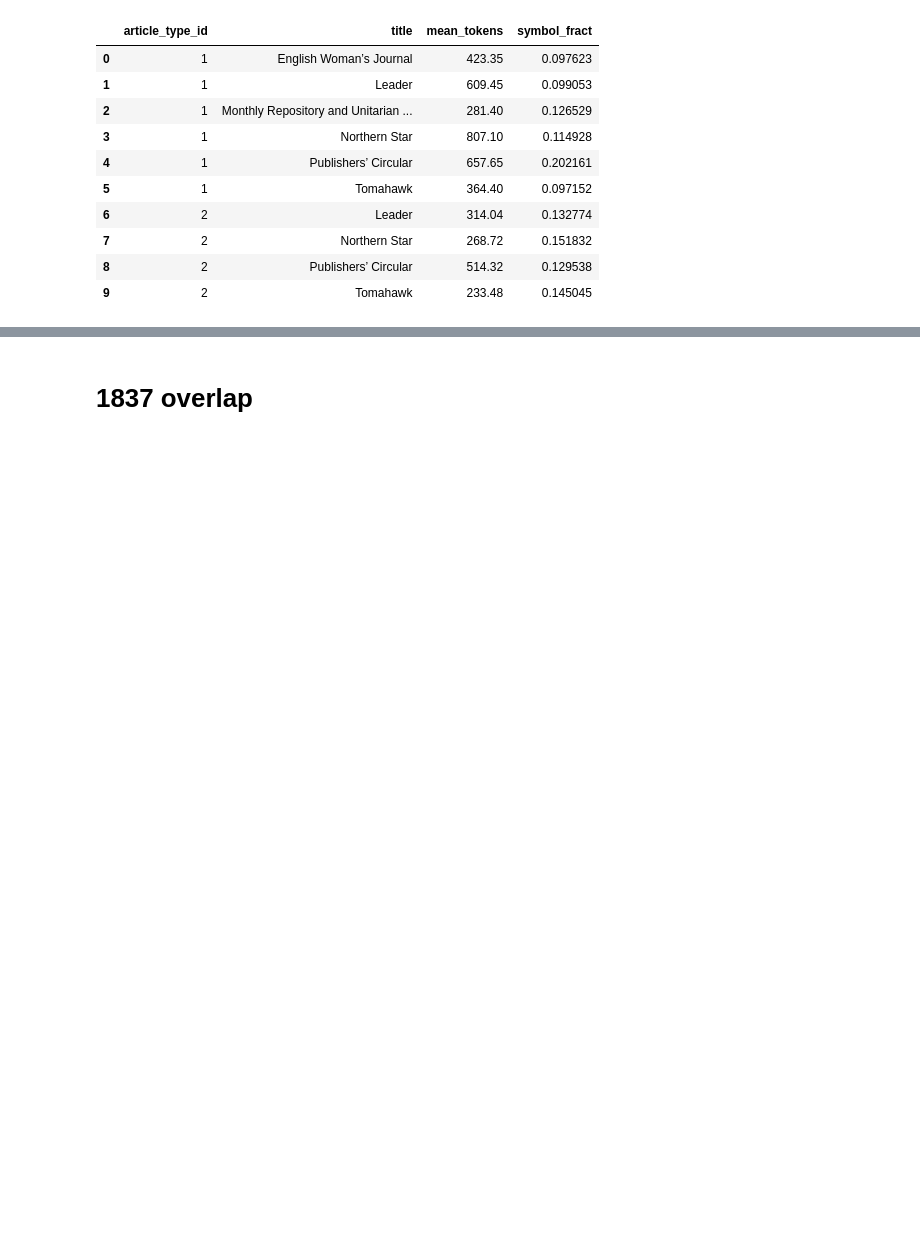
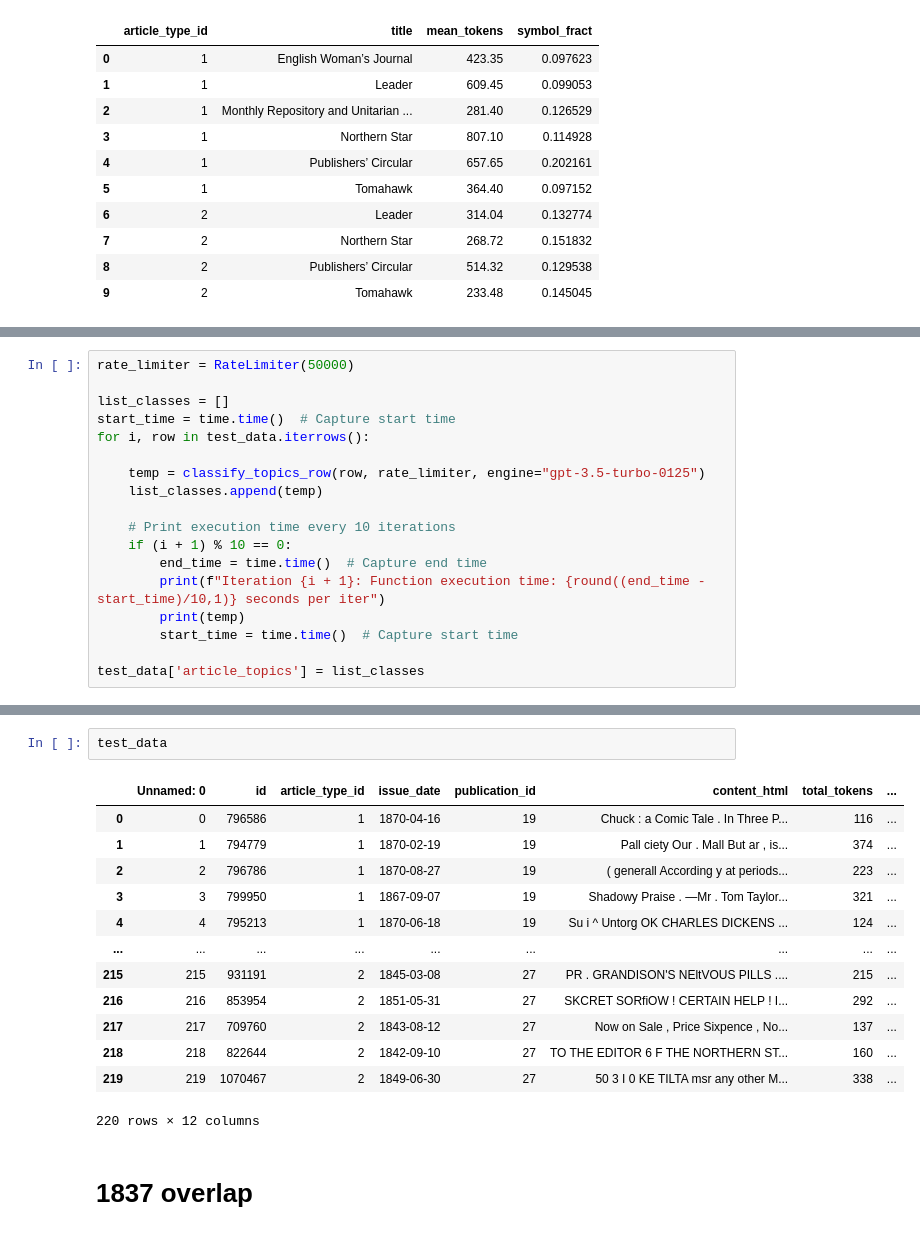
Before and after one commit to JonnoB/redigitalize, a Jupyter notebook: create_test_set.ipynb, the cells around one changed output, grey strips where cells are left out. Cells and saved outputs as stored; diff of their text form; blank space fills up the shorter version.

```diff
--- a/create_test_set.ipynb
+++ b/create_test_set.ipynb
@@ -200,0 +609,18 @@ Length: 220, dtype: object
+# %%
+rate_limiter = RateLimiter(50000)
+
+list_classes = []
+start_time = time.time()  # Capture start time
+for i, row in test_data.iterrows():
+
+    temp = classify_topics_row(row, rate_limiter, engine="gpt-3.5-turbo-0125")
+    list_classes.append(temp)
+
+    # Print execution time every 10 iterations
+    if (i + 1) % 10 == 0:
+        end_time = time.time()  # Capture end time
+        print(f"Iteration {i + 1}: Function execution time: {round((end_time - start_time)/10,1)} seconds per iter")
+        print(temp)
+        start_time = time.time()  # Capture start time
+
+test_data['article_topics'] = list_classes
@@ -201,3 +645,19 @@ Length: 220, dtype: object
+# %%
+test_data
+# %% [output]
+|  | Unnamed: 0 | id | article_type_id | issue_date | publication_id | content_html | total_tokens | ... |
+| 0 | 0 | 796586 | 1 | 1870-04-16 | 19 | Chuck : a Comic Tale . In Three P... | 116 | ... |
+| 1 | 1 | 794779 | 1 | 1870-02-19 | 19 | Pall ciety Our . Mall But ar , is... | 374 | ... |
+| 2 | 2 | 796786 | 1 | 1870-08-27 | 19 | ( generall According y at periods... | 223 | ... |
+| 3 | 3 | 799950 | 1 | 1867-09-07 | 19 | Shadowy Praise . —Mr . Tom Taylor... | 321 | ... |
+| 4 | 4 | 795213 | 1 | 1870-06-18 | 19 | Su i ^ Untorg OK CHARLES DICKENS ... | 124 | ... |
+| ... | ... | ... | ... | ... | ... | ... | ... | ... |
+| 215 | 215 | 931191 | 2 | 1845-03-08 | 27 | PR . GRANDISON'S NEltVOUS PILLS .... | 215 | ... |
+| 216 | 216 | 853954 | 2 | 1851-05-31 | 27 | SKCRET SORfiOW ! CERTAIN HELP ! I... | 292 | ... |
+| 217 | 217 | 709760 | 2 | 1843-08-12 | 27 | Now on Sale , Price Sixpence , No... | 137 | ... |
+| 218 | 218 | 822644 | 2 | 1842-09-10 | 27 | TO THE EDITOR 6 F THE NORTHERN ST... | 160 | ... |
+| 219 | 219 | 1070467 | 2 | 1849-06-30 | 27 | 50 3 I 0 KE TILTA msr any other M... | 338 | ... |
+220 rows × 12 columns
 # %% [markdown]
 # 1837 overlap
 # %%
```
Also changed, not shown: parts of 28 cells of this notebook, 1 other file.
